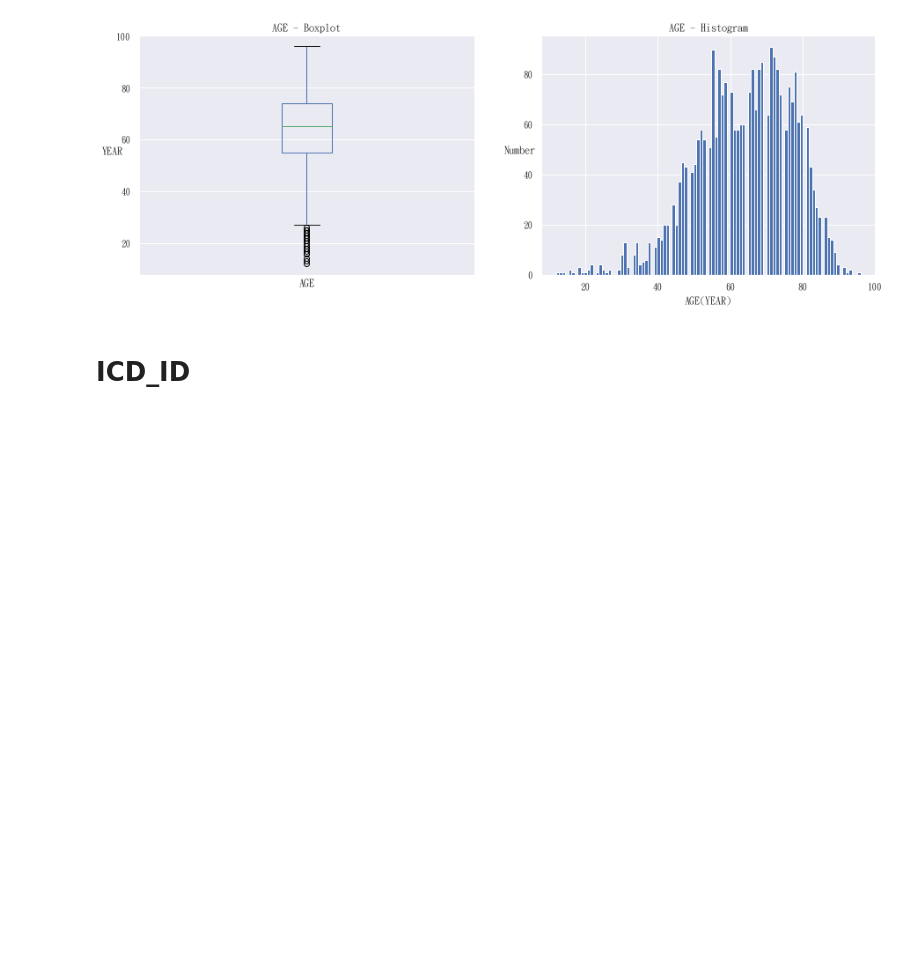
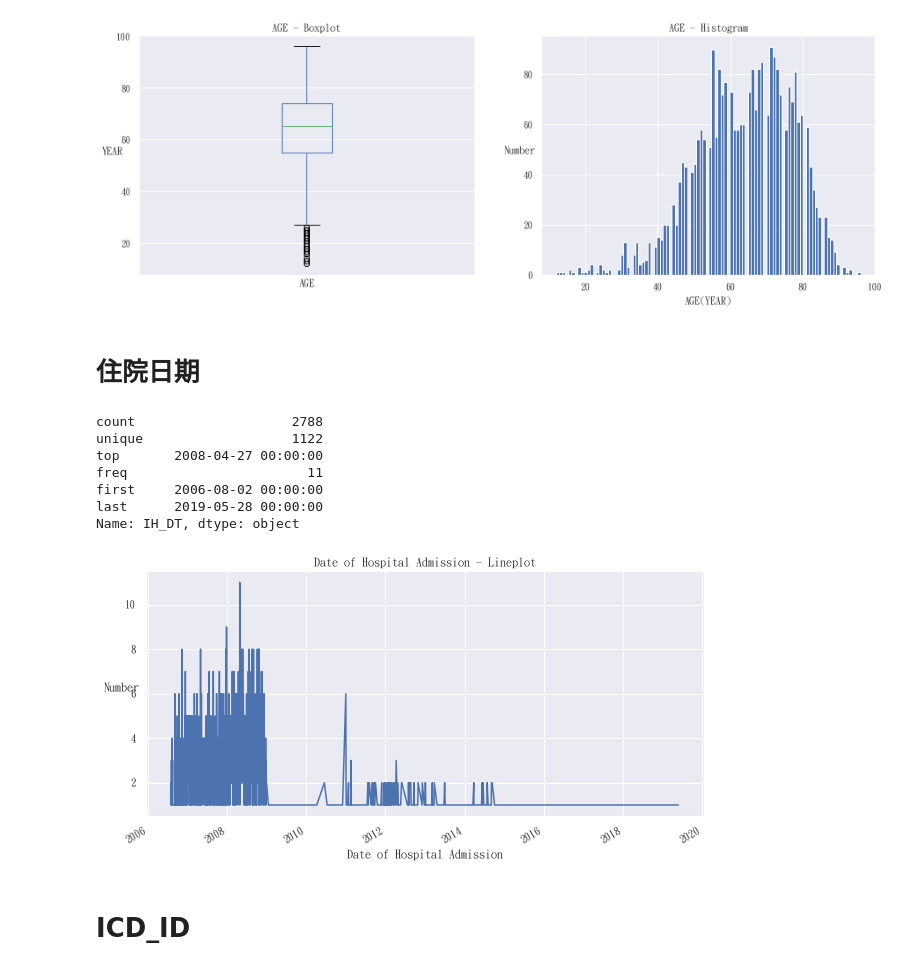
Before and after one commit to sn987532159/TSR_ML, a Jupyter notebook: data_cleansing/followtime_12.ipynb, the cells around one changed output. Cells and saved outputs as stored; diff of their text form; code cells hidden in the pictures; blank space fills up the shorter version.

```diff
--- a/data_cleansing/followtime_12.ipynb
+++ b/data_cleansing/followtime_12.ipynb
@@ -87,6 +87,30 @@ min        12.000000
 max        96.000000
 Name: AGE, dtype: float64
 [figure]
+# %% [markdown]
+# 住院日期
+# %%
+ih_dt = followtime12.loc[:,"IH_DT"]
+ih_dt = pd.to_datetime(ih_dt)
+#print(ih_dt)
+#print(ih_dt.value_counts() / len(ih_dt))
+print(ih_dt.describe())
+
+ih_dt.value_counts().plot()
+plt.title("Date of Hospital Admission - Lineplot")
+plt.xlabel('Date of Hospital Admission')
+plt.ylabel('Number', rotation=0)
+plt.xticks()
+plt.show()
+# %% [output]
+count                    2788
+unique                   1122
+top       2008-04-27 00:00:00
+freq                       11
+first     2006-08-02 00:00:00
+last      2019-05-28 00:00:00
+Name: IH_DT, dtype: object
+[figure, added]
 # %% [markdown]
 # ICD_ID
 # %%
```
